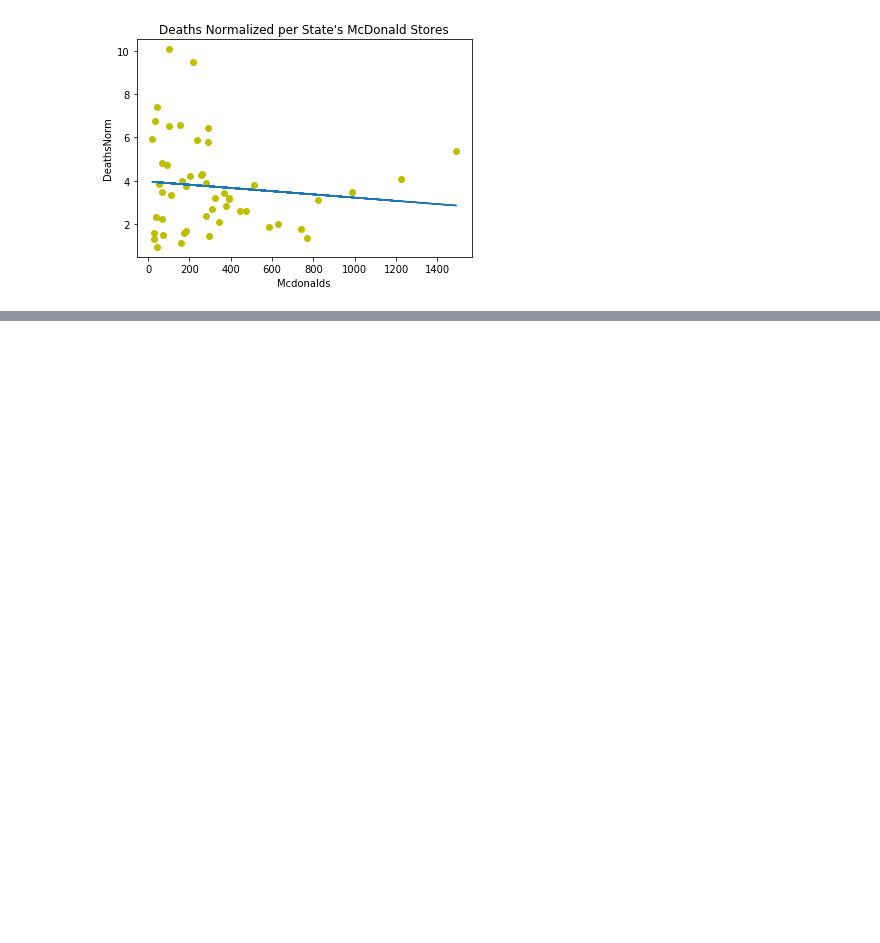
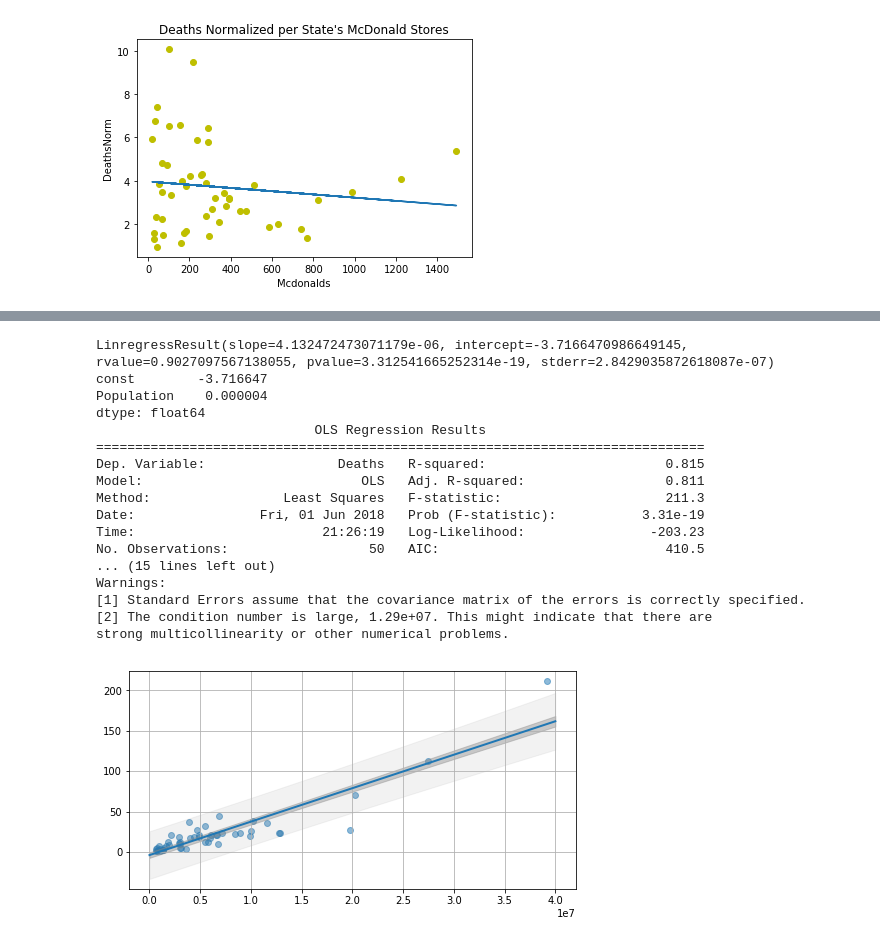
Before and after one commit to eme198project/police_data_analysis, a Jupyter notebook: LinReg.ipynb, the cells around one changed output, grey strips where cells are left out. Saved outputs shown, nothing was run; the diff lists cells and outputs as text; code cells hidden in the pictures; blank space fills up the shorter version.

Commit message:
added commands to print photos

```diff
--- a/LinReg.ipynb
+++ b/LinReg.ipynb
@@ -175,0 +184,64 @@ plt.show()
+# %%
+# Regression Analysis for Population and Deaths
+x = df15state['Population']
+y = df15state['Deaths']
+# start plot, called ax
+fig, ax = plt.subplots(figsize = (8,4))
+# plot the data points
+ax.scatter(x,y, alpha = 0.5)
+# adds in grid for readability
+ax.grid(True)
+# constant intercept term to make the model y ~ x + c, not y~x
+x = sm.add_constant(x)
+# Model: y ~ x + c
+model = sm.OLS(y,x)
+fitted = model.fit()
+# x values from xMin to xMax for plotting regression line
+x_pred = np.linspace(5, 40000000, 51)
+# include intercept term to the predicting method
+x_pred2 = sm.add_constant(x_pred)
+y_pred = fitted.predict(x_pred2)
+# plot the regression line
+ax.plot(x_pred, y_pred, '-', linewidth =2)
+## Confidence Interval 95%
+y_hat = fitted.predict(x)
+y_err = y - y_hat
+mean_x = x.T[1].mean()
+n = len(x)
+dof = n - fitted.df_model - 1
+# t statistic
+t = stats.t.ppf(0.95, df = dof)
+s_err = np.sum(np.power(y_err,2))
+# confidence interval
+conf = t * np.sqrt((s_err/(n-2))*(1.0/n + (np.power((x_pred-mean_x),2) /((np.sum(np.power(x_pred,2))) - n*(np.power(mean_x,2))))))
+upper = y_pred + abs(conf)
+lower = y_pred - abs(conf)
+ax.fill_between(x_pred, lower,upper, color = '#888888', alpha = 0.4)
+## Predictor Interval
+sdev, lower, upper = wls_prediction_std(fitted, exog = x_pred2, alpha = 0.05)
+ax.fill_between(x_pred, lower, upper, color = '#888888', alpha = 0.1)
+
+## Print Results
+linres = linregress(df15state['Population'], df15state['Deaths']) #x and y are arrays or lists
+print(linres)
+print(fitted.params)     # the estimated parameters for the regression line
+print(fitted.summary())
+# %% [output]
+LinregressResult(slope=4.132472473071179e-06, intercept=-3.7166470986649145, rvalue=0.9027097567138055, pvalue=3.312541665252314e-19, stderr=2.8429035872618087e-07)
+const        -3.716647
+Population    0.000004
+dtype: float64
+                            OLS Regression Results
+==============================================================================
+Dep. Variable:                 Deaths   R-squared:                       0.815
+Model:                            OLS   Adj. R-squared:                  0.811
+Method:                 Least Squares   F-statistic:                     211.3
+Date:                Fri, 01 Jun 2018   Prob (F-statistic):           3.31e-19
+Time:                        21:26:19   Log-Likelihood:                -203.23
+No. Observations:                  50   AIC:                             410.5
+... (15 lines left out)
+Warnings:
+[1] Standard Errors assume that the covariance matrix of the errors is correctly specified.
+[2] The condition number is large, 1.29e+07. This might indicate that there are
+strong multicollinearity or other numerical problems.
+[figure, added]
```
Also changed, not shown: parts of 6 cells of this notebook, 8 other files.
